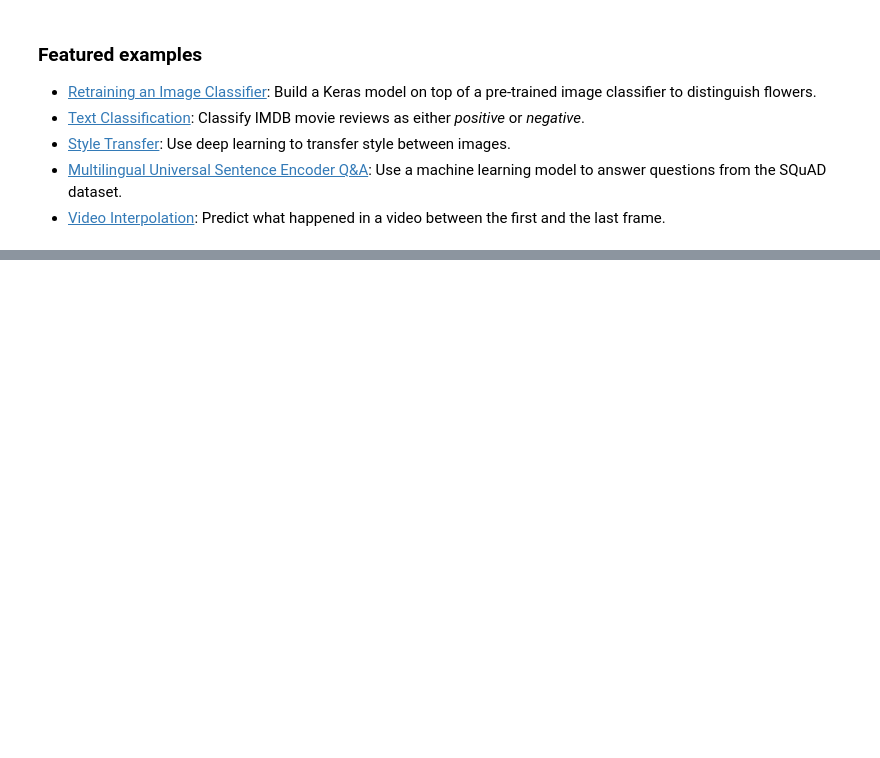
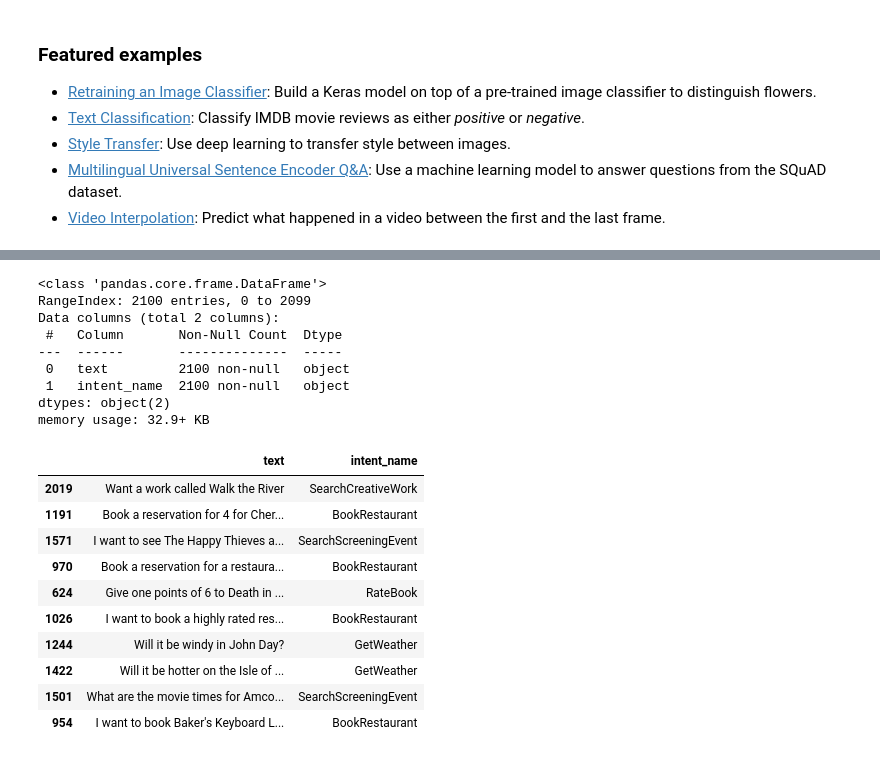
Before and after one commit to KashapoguSravani/Blood-Donation, a Jupyter notebook: Copy_of_Welcome_To_Colab.ipynb, the cells around one changed output, grey strips where cells are left out. Saved outputs shown, nothing was run; the diff lists cells and outputs as text; code cells hidden in the pictures; blank space fills up the shorter version.

```diff
--- a/Copy_of_Welcome_To_Colab.ipynb
+++ b/Copy_of_Welcome_To_Colab.ipynb
@@ -179,0 +240,7 @@ These are a few of the notebooks related to Machine Learning, including Google's
+# %%
+import glob
+
+json_files = glob.glob("snips_dataset/2017-06-custom-intent-engines/**/*.json", recursive=True)
+print("Found JSON files:", len(json_files))
+for f in json_files[:10]:
+    print(f)
@@ -372,0 +625,3 @@ Please zip and share the files in the eda_outputs folder if you want me to inter
+# %%
+pd.reset_option('display.max_rows')
+pd.reset_option('display.max_columns')
@@ -372,0 +635,25 @@ Please zip and share the files in the eda_outputs folder if you want me to inter
+# %%
+df.info()           # column types and counts
+df.describe()       # basic statistics
+df.sample(10)       # random 10 rows
+# %% [output]
+<class 'pandas.core.frame.DataFrame'>
+RangeIndex: 2100 entries, 0 to 2099
+Data columns (total 2 columns):
+ #   Column       Non-Null Count  Dtype
+---  ------       --------------  -----
+ 0   text         2100 non-null   object
+ 1   intent_name  2100 non-null   object
+dtypes: object(2)
+memory usage: 32.9+ KB
+|  | text | intent_name |
+| 2019 | Want a work called Walk the River | SearchCreativeWork |
+| 1191 | Book a reservation for 4 for Cher... | BookRestaurant |
+| 1571 | I want to see The Happy Thieves a... | SearchScreeningEvent |
+| 970 | Book a reservation for a restaura... | BookRestaurant |
+| 624 | Give one points of 6 to Death in ... | RateBook |
+| 1026 | I want to book a highly rated res... | BookRestaurant |
+| 1244 | Will it be windy in John Day? | GetWeather |
+| 1422 | Will it be hotter on the Isle of ... | GetWeather |
+| 1501 | What are the movie times for Amco... | SearchScreeningEvent |
+| 954 | I want to book Baker's Keyboard L... | BookRestaurant |
```
Also changed, not shown: parts of 39 cells of this notebook.
